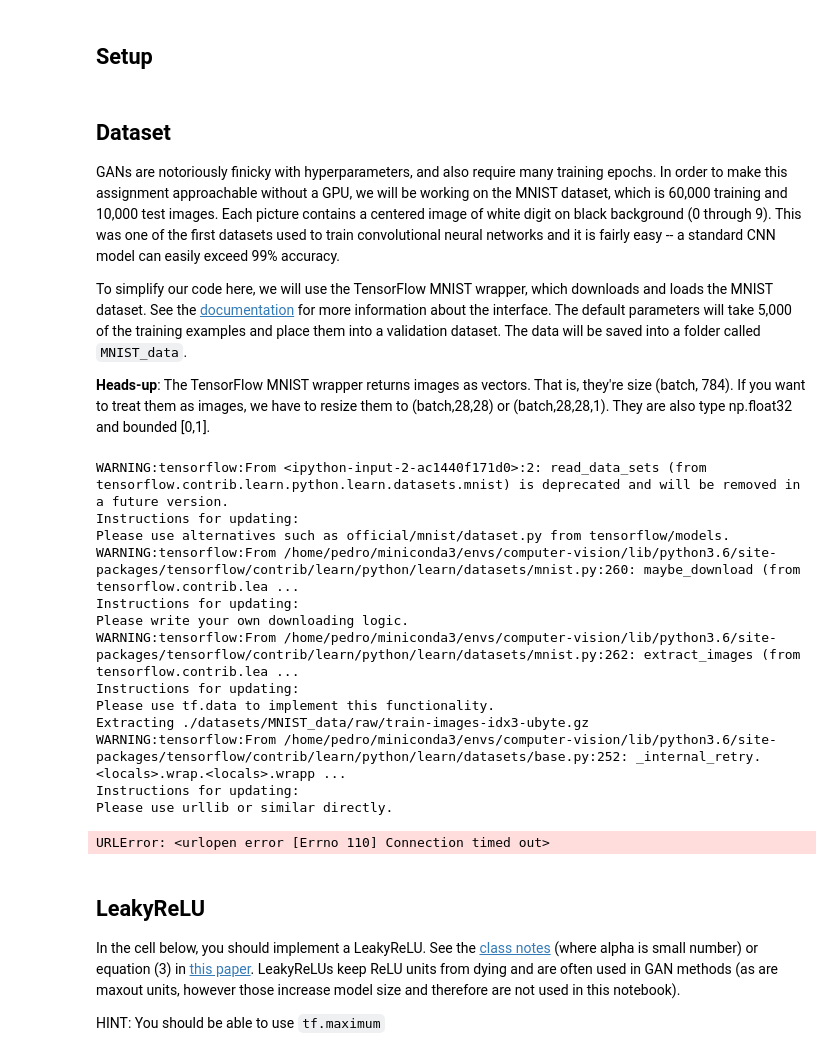
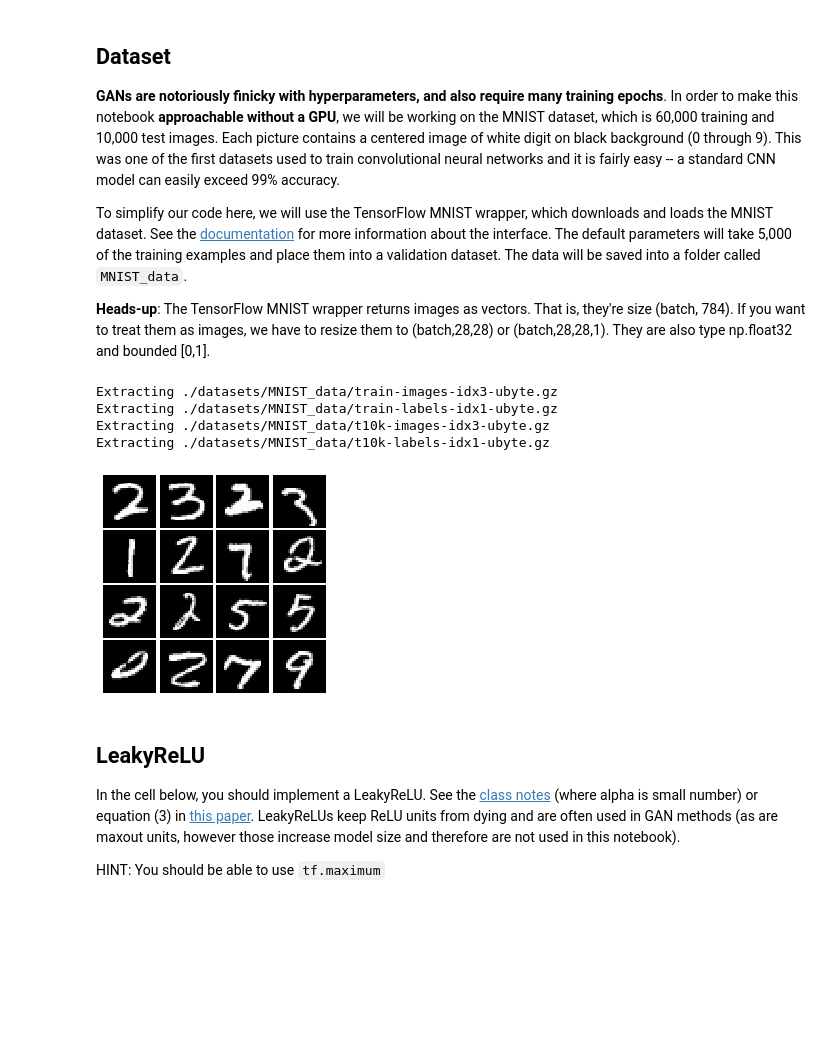
Before and after one commit to pedro-abundio-wang/computer-vision, a Jupyter notebook: notebooks/convolutional-neural-networks-for-visual-recognition/19_Generative_Adversarial_Networks_TensorFlow.ipynb, the cells around one changed output. Cells and saved outputs as stored; diff of their text form; code cells hidden in the pictures; blank space fills up the shorter version.

```diff
--- a/notebooks/convolutional-neural-networks-for-visual-recognition/19_Generative_Adversarial_Networks_TensorFlow.ipynb
+++ b/notebooks/convolutional-neural-networks-for-visual-recognition/19_Generative_Adversarial_Networks_TensorFlow.ipynb
@@ -32,8 +34,6 @@ GANs are not the only way to train a generative model! For other approaches to g
 Example pictures of what you should expect (yours might look slightly different):
 
 ![caption](images/gan_outputs_tf.png)
-# %% [markdown]
-## Setup
 # %%
 from __future__ import print_function, division
 import tensorflow as tf
@@ -91,32 +91,24 @@ def get_session():
 answers = np.load('./datasets/gan-checks-tf.npz')
 # %% [markdown]
 ## Dataset
- GANs are notoriously finicky with hyperparameters, and also require many training epochs. In order to make this assignment approachable without a GPU, we will be working on the MNIST dataset, which is 60,000 training and 10,000 test images. Each picture contains a centered image of white digit on black background (0 through 9). This was one of the first datasets used to train convolutional neural networks and it is fairly easy -- a standard CNN model can easily exceed 99% accuracy.
+
+**GANs are notoriously finicky with hyperparameters, and also require many training epochs**. In order to make this notebook **approachable without a GPU**, we will be working on the MNIST dataset, which is 60,000 training and 10,000 test images. Each picture contains a centered image of white digit on black background (0 through 9). This was one of the first datasets used to train convolutional neural networks and it is fairly easy -- a standard CNN model can easily exceed 99% accuracy.
 
 To simplify our code here, we will use the TensorFlow MNIST wrapper, which downloads and loads the MNIST dataset. See the [documentation](https://github.com/tensorflow/tensorflow/blob/master/tensorflow/contrib/learn/python/learn/datasets/mnist.py) for more information about the interface. The default parameters will take 5,000 of the training examples and place them into a validation dataset. The data will be saved into a folder called `MNIST_data`.
 
 **Heads-up**: The TensorFlow MNIST wrapper returns images as vectors. That is, they're size (batch, 784). If you want to treat them as images, we have to resize them to (batch,28,28) or (batch,28,28,1). They are also type np.float32 and bounded [0,1].
 # %%
 from tensorflow.examples.tutorials.mnist import input_data
-mnist = input_data.read_data_sets('./datasets/MNIST_data/raw', one_hot=False)
+mnist = input_data.read_data_sets('./datasets/MNIST_data', one_hot=False)
 
 # show a batch
 show_images(mnist.train.next_batch(16)[0])
 # %% [output]
-WARNING:tensorflow:From <ipython-input-2-ac1440f171d0>:2: read_data_sets (from tensorflow.contrib.learn.python.learn.datasets.mnist) is deprecated and will be removed in a future version.
-Instructions for updating:
-Please use alternatives such as official/mnist/dataset.py from tensorflow/models.
-WARNING:tensorflow:From /home/pedro/miniconda3/envs/computer-vision/lib/python3.6/site-packages/tensorflow/contrib/learn/python/learn/datasets/mnist.py:260: maybe_download (from tensorflow.contrib.lea ...
-Instructions for updating:
-Please write your own downloading logic.
-WARNING:tensorflow:From /home/pedro/miniconda3/envs/computer-vision/lib/python3.6/site-packages/tensorflow/contrib/learn/python/learn/datasets/mnist.py:262: extract_images (from tensorflow.contrib.lea ...
-Instructions for updating:
-Please use tf.data to implement this functionality.
-Extracting ./datasets/MNIST_data/raw/train-images-idx3-ubyte.gz
-WARNING:tensorflow:From /home/pedro/miniconda3/envs/computer-vision/lib/python3.6/site-packages/tensorflow/contrib/learn/python/learn/datasets/base.py:252: _internal_retry.<locals>.wrap.<locals>.wrapp ...
-Instructions for updating:
-Please use urllib or similar directly.
+Extracting ./datasets/MNIST_data/train-images-idx3-ubyte.gz
+Extracting ./datasets/MNIST_data/train-labels-idx1-ubyte.gz
+Extracting ./datasets/MNIST_data/t10k-images-idx3-ubyte.gz
+Extracting ./datasets/MNIST_data/t10k-labels-idx1-ubyte.gz
-URLError: <urlopen error [Errno 110] Connection timed out>
+[figure, added]
 # %% [markdown]
 ## LeakyReLU
 In the cell below, you should implement a LeakyReLU. See the [class notes](http://cs231n.github.io/neural-networks-1/) (where alpha is small number) or equation (3) in [this paper](http://ai.stanford.edu/~amaas/papers/relu_hybrid_icml2013_final.pdf). LeakyReLUs keep ReLU units from dying and are often used in GAN methods (as are maxout units, however those increase model size and therefore are not used in this notebook).
```
Also changed, not shown: parts of 9 cells of this notebook, 2 other files.
